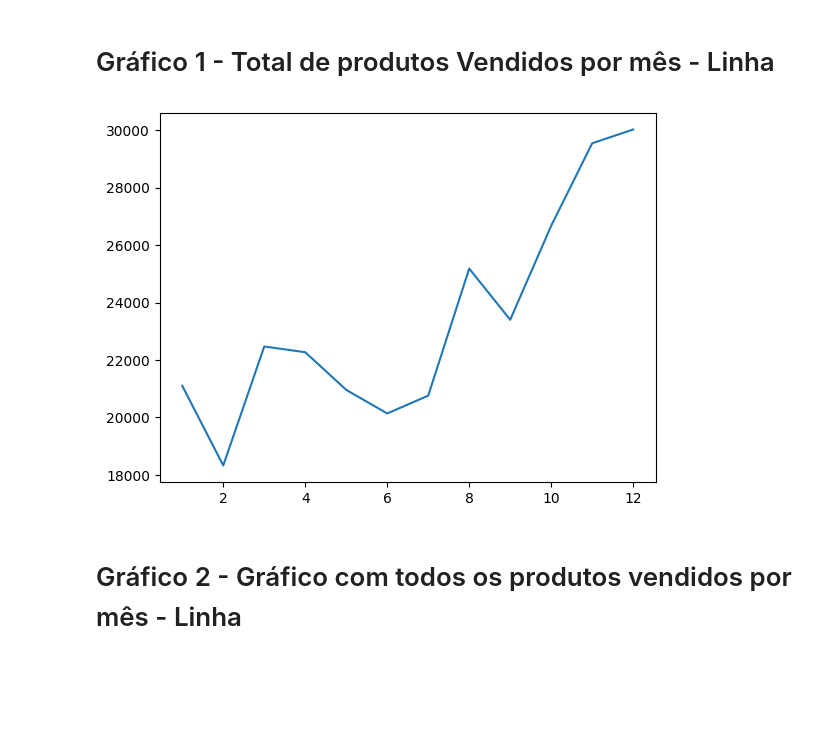
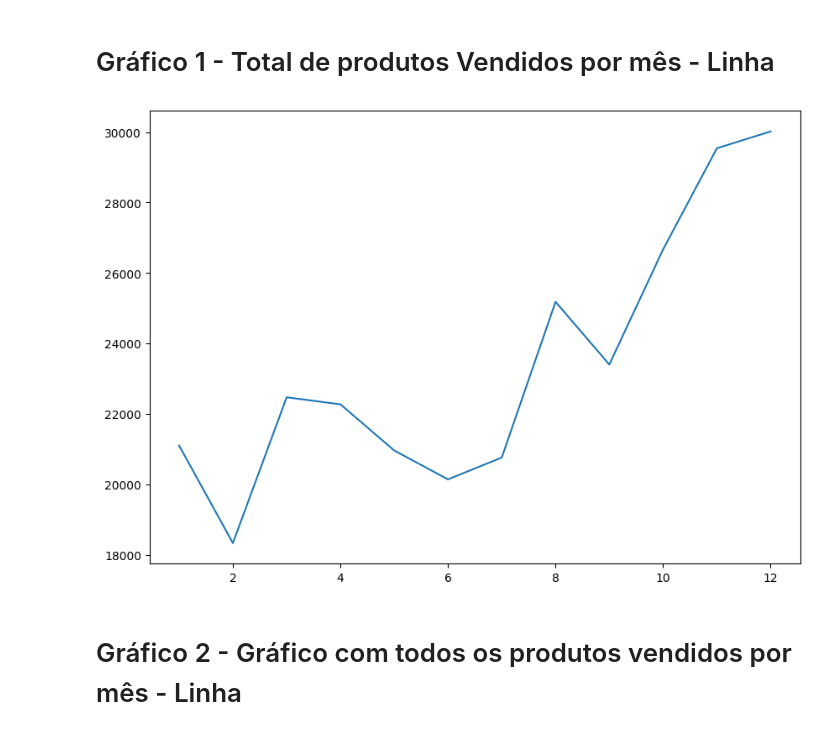
Before and after one commit to fsuares/p.i, a Jupyter notebook: Matplot_Exercicio.ipynb, the cells around one changed output. Cells and saved outputs as stored; diff of their text form; code cells hidden in the pictures; blank space fills up the shorter version.

Commit message:
graphs size incresse

```diff
--- a/Matplot_Exercicio.ipynb
+++ b/Matplot_Exercicio.ipynb
@@ -18,23 +18,24 @@ hidratante = np.array([ 1500, 1200, 1340, 1130, 1740, 1555, 1120, 1400, 1780, 18
 # %%
 tabela_final = np.array([creme_facial, limpeza_facial, pasta_dentaria, sabonete, shampoo, hidratante])
 tabela_final.shape = (6, 12)
 total_mes = []
 for i in range(12):
     soma = 0
     for j in range(6):
         soma = soma + tabela_final[j, i]
     total_mes.append(soma)
 
 np.array(total_mes)
 
 x = mes
 y = total_mes
 fig, ax = plt.subplots()
 
 ax.plot(x, y)
+fig.set_size_inches(10,7)
 fig.show()
 # %% [output]
-[figure, old version]
+[figure, new version]
 # %% [markdown]
 # Gráfico 2 - Gráfico com todos os produtos vendidos por mês - Linha
 # %%
```
Also changed, not shown: parts of 1 cell of this notebook.
